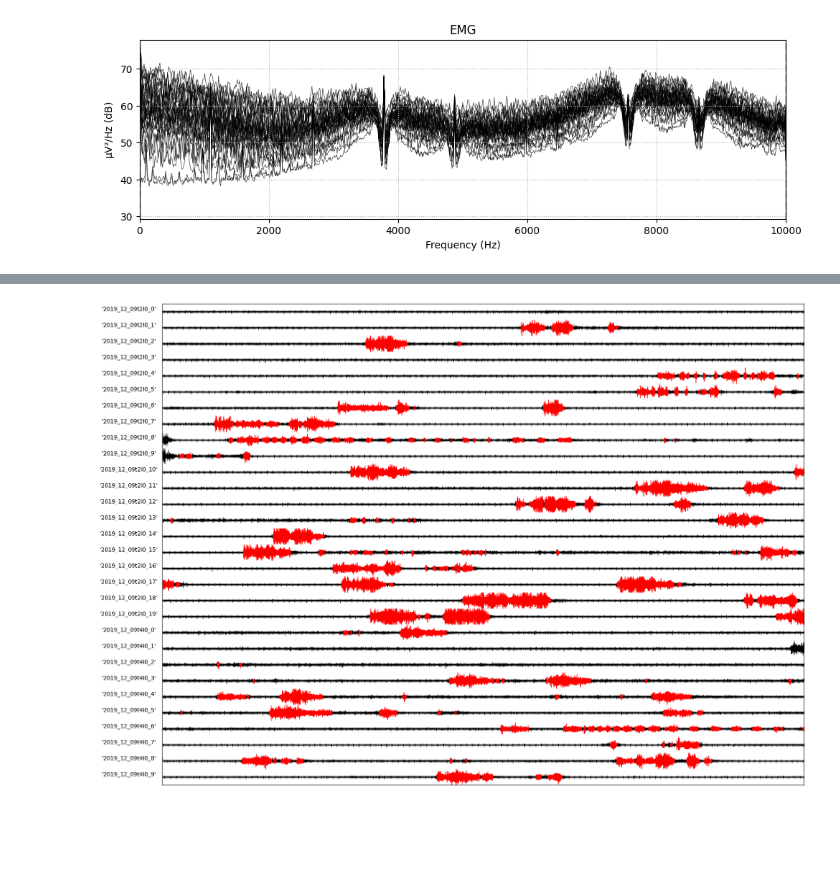
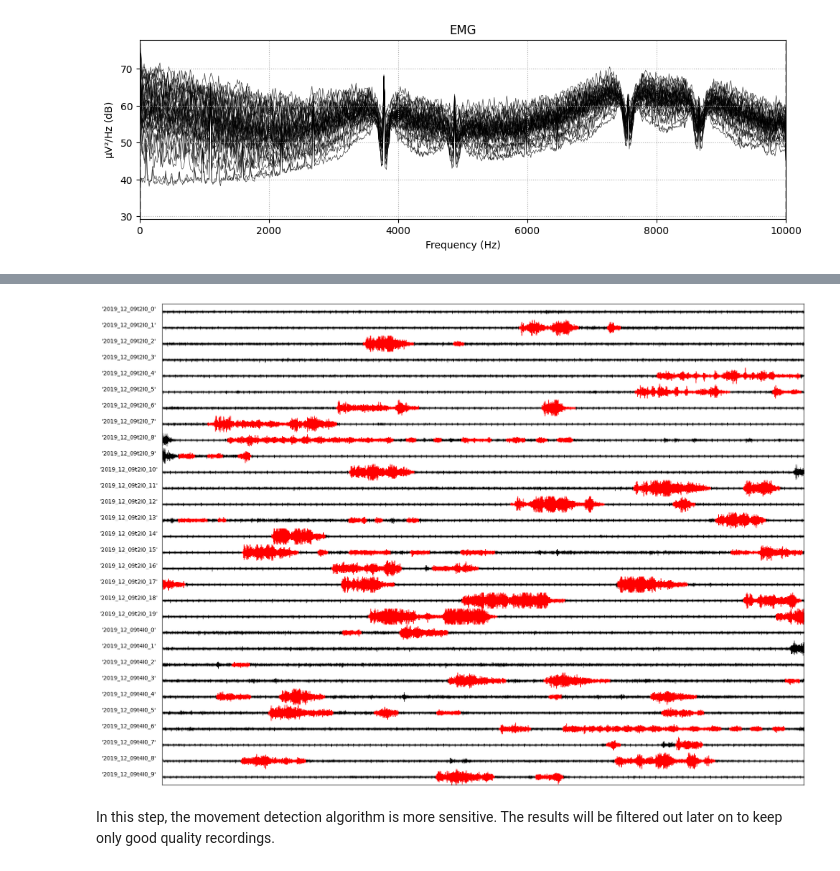
Before and after one commit to kerseviciute/spontaneous-movement, a Jupyter notebook: emg.ipynb, the cells around one changed output, grey strips where cells are left out. Drawn from its saved outputs; the diff is of its cells as text; code cells hidden in the pictures; blank space fills up the shorter version.

```diff
--- a/emg.ipynb
+++ b/emg.ipynb
@@ -116,7 +116,7 @@ The Teager-Kaiser Energy Operator (TKEO) is used to improve the signal quality f
 
 $$\Psi[x(n)] = x^2(n) - x(n + 1) \times x(n - 1)$$
 # %%
-def TKEO(signal):
+def tkeo(signal):
     return signal[ 1:-1 ] ** 2 - signal[ :-2 ] * signal[ 2: ]
 # %%
 signal = raw.get_data(picks = [ 1 ])[ 0 ]
@@ -150,7 +150,7 @@ tke = [ ]
 
 for i, channel in enumerate(channels):
     signal = raw.get_data(picks = channel)[ 0 ]
-    tke.append(TKEO(signal))
+    tke.append(tkeo(signal))
 
 tke = np.array(tke).transpose()
 
@@ -248,10 +271,10 @@ def extract_events(signal, sampling_rate, threshold = 0.02, min_event_length = 0
 # %%
-channel_i = 1
+channel_i = -3
 
 tke_signal = tke.get_data(picks = [ channel_i ])[ 0 ]
 tke_time = tke.times
 
-move_events = extract_events(tke_signal, sampling_rate = sfreq, threshold = 0.02, min_event_length = 0.015)
+move_events = extract_events(tke_signal, sampling_rate = sfreq, threshold = 0.012, min_event_length = 0.1, min_break = 2000)
 
 signal = raw.get_data(picks = [ channel_i ])[ 0 ]
 
@@ -265,8 +288,8 @@ plt.plot(signal_time, normalized_signal, linewidth = 0.5, color = 'gray', alpha
 
 has_label = False
 for index, row in move_events.iterrows():
-    start = row['EventStart']
-    end = row['EventEnd']
+    start = row[ 'EventStart' ]
+    end = row[ 'EventEnd' ]
 
     if has_label:
         plt.plot(tke_time[ start:end ], tke_signal[ start:end ], linewidth = 1, color = 'red')
@@ -274,9 +297,9 @@ for index, row in move_events.iterrows():
         has_label = True
         plt.plot(tke_time[ start:end ], tke_signal[ start:end ], linewidth = 1, color = 'red', label = 'Movement')
 
-plt.xlim(5.5, 7.5)
+# plt.xlim(5.5, 7.5)
 plt.xlabel('Time (s)')
-plt.axhline(y = 0.02, color = 'blue', linestyle = '-', linewidth = 0.75, label = 'Proposed movement cutoff (0.02)')
+plt.axhline(y = 0.02, color = 'blue', linestyle = '-', linewidth = 0.75, label = 'Proposed movement cutoff (0.015)')
 plt.legend()
 plt.show()
 # %% [output]
@@ -299,34 +322,36 @@ has_label = False
 for i, channel in enumerate(channels):
     tke_signal = tke.get_data(picks = [ i ])[ 0 ]
     tke_time = tke.times
 
-    move_events = extract_events(tke_signal, sampling_rate = sfreq, threshold = 0.02, min_event_length = 0.015)
+    move_events = extract_events(tke_signal, sampling_rate = sfreq, threshold = 0.015, min_event_length = 0.1, min_break = 2000)
 
     y = raw.get_data(picks = [ i ])[ 0 ]
 
     axes[ i ].plot(x, y, linewidth = 0.5, color = 'black')
     axes[ i ].set_ylim(-4, 4)
     axes[ i ].get_xaxis().set_ticks([ ])
     axes[ i ].get_yaxis().set_ticks([ ])
     axes[ i ].set_ylabel(channel, rotation = 0, labelpad = 60, loc = 'center')
     axes[ i ].set_xlim(0, 10)
 
     for index, row in move_events.iterrows():
-        start = row['EventStart']
-        end = row['EventEnd']
+        start = row[ 'EventStart' ]
+        end = row[ 'EventEnd' ]
 
         if has_label:
             axes[ i ].plot(x[ start:end ], y[ start:end ], linewidth = 1, color = 'red')
         else:
             has_label = True
             axes[ i ].plot(x[ start:end ], y[ start:end ], linewidth = 1, color = 'red', label = 'Movement')
 
     if i != 0:
         axes[ i ].spines[ 'top' ].set_visible(False)
 
     if i != len(channels) - 1:
         axes[ i ].spines[ 'bottom' ].set_visible(False)
 
 plt.show()
 # %% [output]
-[figure, old version]
+[figure, new version]
+# %% [markdown]
+In this step, the movement detection algorithm is more sensitive. The results will be filtered out later on to keep only good quality recordings.
```
Also changed, not shown: parts of 6 cells of this notebook.
